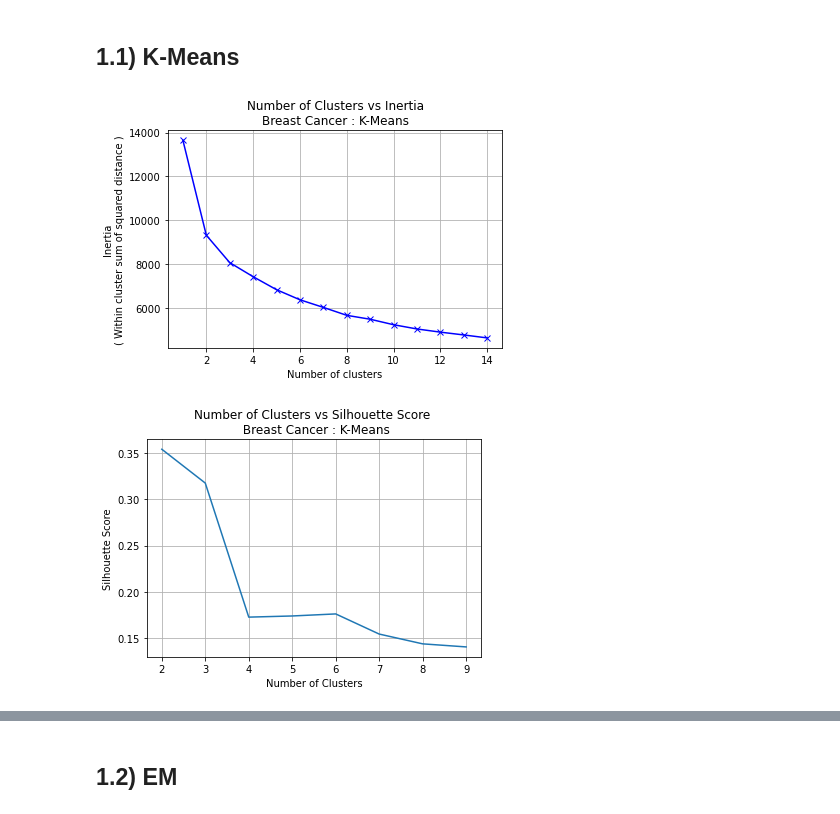
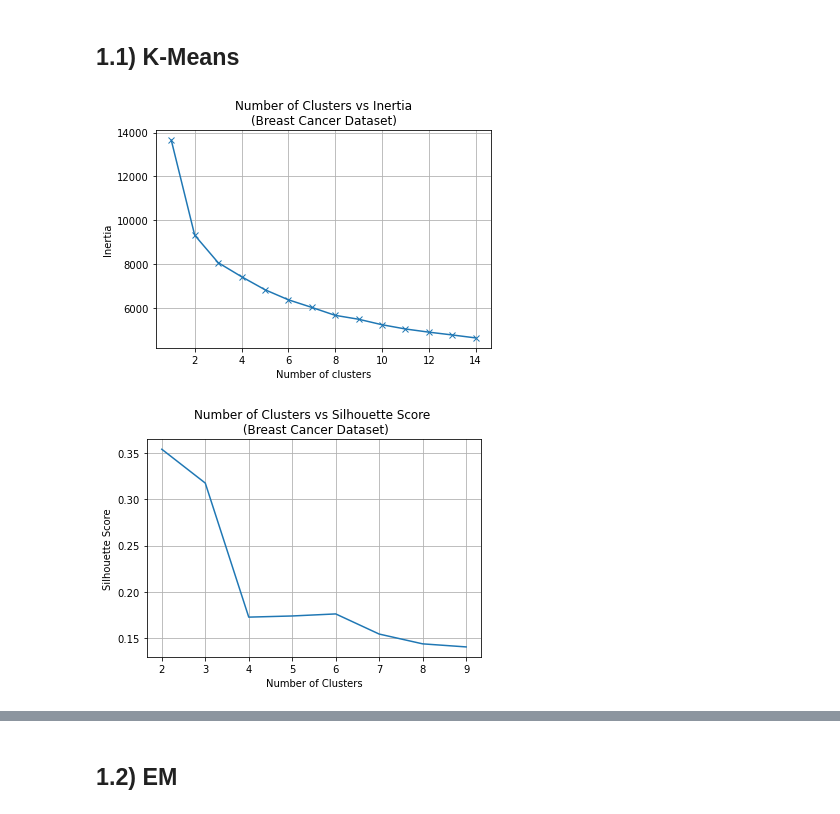
Before and after one commit to rahalrsh/dimensionality-reduction, a Jupyter notebook: clustering-breast-cancer.ipynb, the cells around one changed output, grey strips where cells are left out. Cells and saved outputs as stored; diff of their text form; code cells hidden in the pictures.

```diff
--- a/clustering-breast-cancer.ipynb
+++ b/clustering-breast-cancer.ipynb
@@ -123,16 +138,16 @@ def kmeans_inertia(x_train_sc):
 # %%
 kmeans_inertia_df = kmeans_inertia(x_train_sc)
 # %%
-plt.plot(K, kmeans_inertia_df, 'bx-')
+plt.plot(K, kmeans_inertia_df, 'x-')
 plt.xlabel('Number of clusters')
-plt.ylabel('Inertia\n( Within cluster sum of squared distance )')
-plt.title('Number of Clusters vs Inertia\nBreast Cancer : K-Means')
+plt.ylabel('Inertia')
+plt.title('Number of Clusters vs Inertia\n(Breast Cancer Dataset)')
 
 plt.grid()
 plt.savefig('images/bc/1.1 Kmeans Inertia.png')
 plt.show()
 # %% [output]
-[figure, old version]
+[figure, new version]
 # %%
 # As the number of clusters increases, the score is decreasing.
 #This is because the samples will be closer to the centroids they are assigned to.
@@ -169,7 +184,7 @@ def kmeans_sil_score(x_train_sc):
 # %%
 kmeans_sil_df = kmeans_sil_score(x_train_sc)
 # %%
-plt.title("Number of Clusters vs Silhouette Score \n Breast Cancer : K-Means")
+plt.title("Number of Clusters vs Silhouette Score \n (Breast Cancer Dataset)")
 plt.xlabel("Number of Clusters")
 plt.ylabel("Silhouette Score")
 plt.plot(kmeans_sil_df["Clusters"], kmeans_sil_df["Silhouette Score"])
@@ -178,4 +193,4 @@ plt.grid()
 plt.savefig('images/bc/1.1 Kmeans sil score.png')
 plt.show()
 # %% [output]
-[figure, old version]
+[figure, new version]
```
Also changed, not shown: parts of 59 cells of this notebook.
